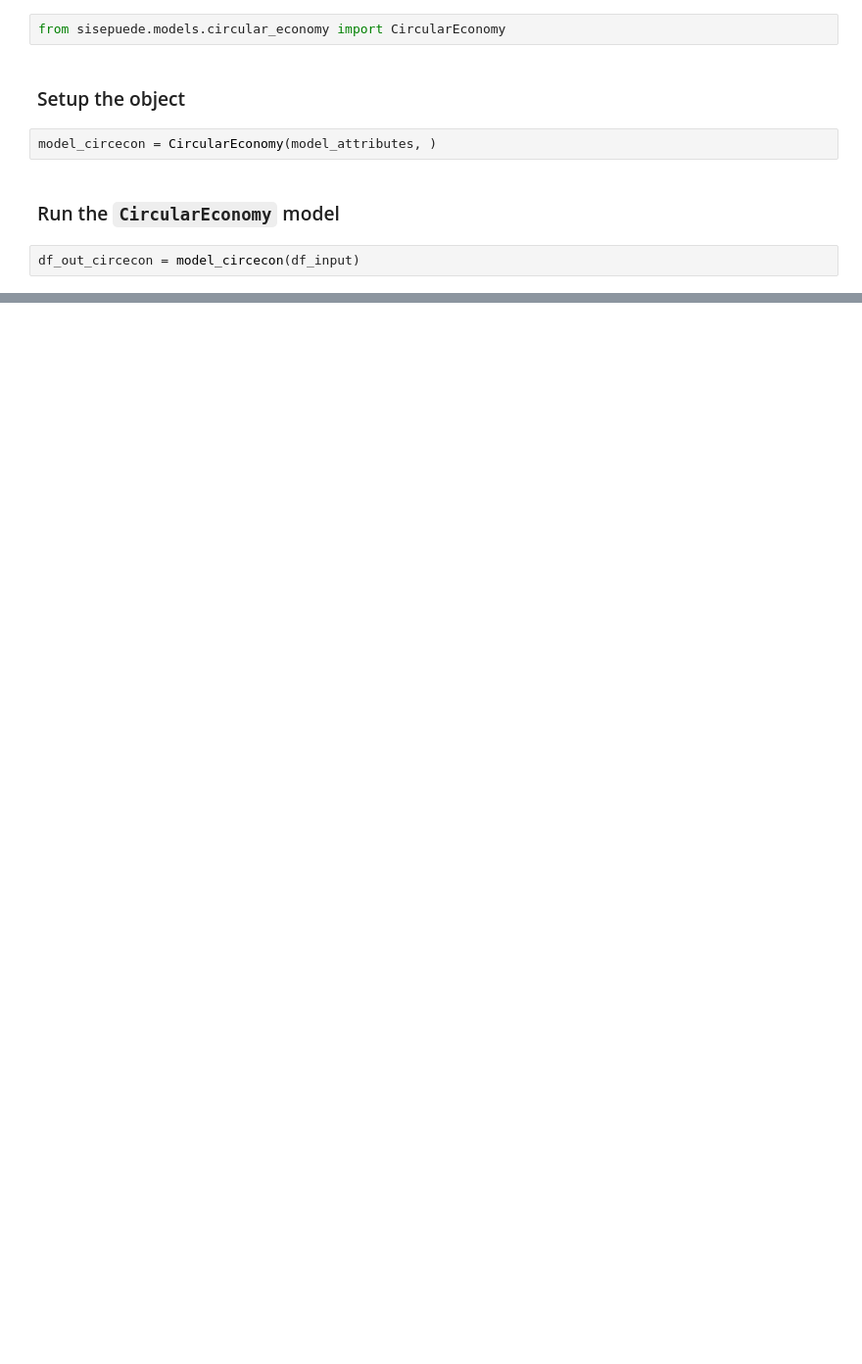
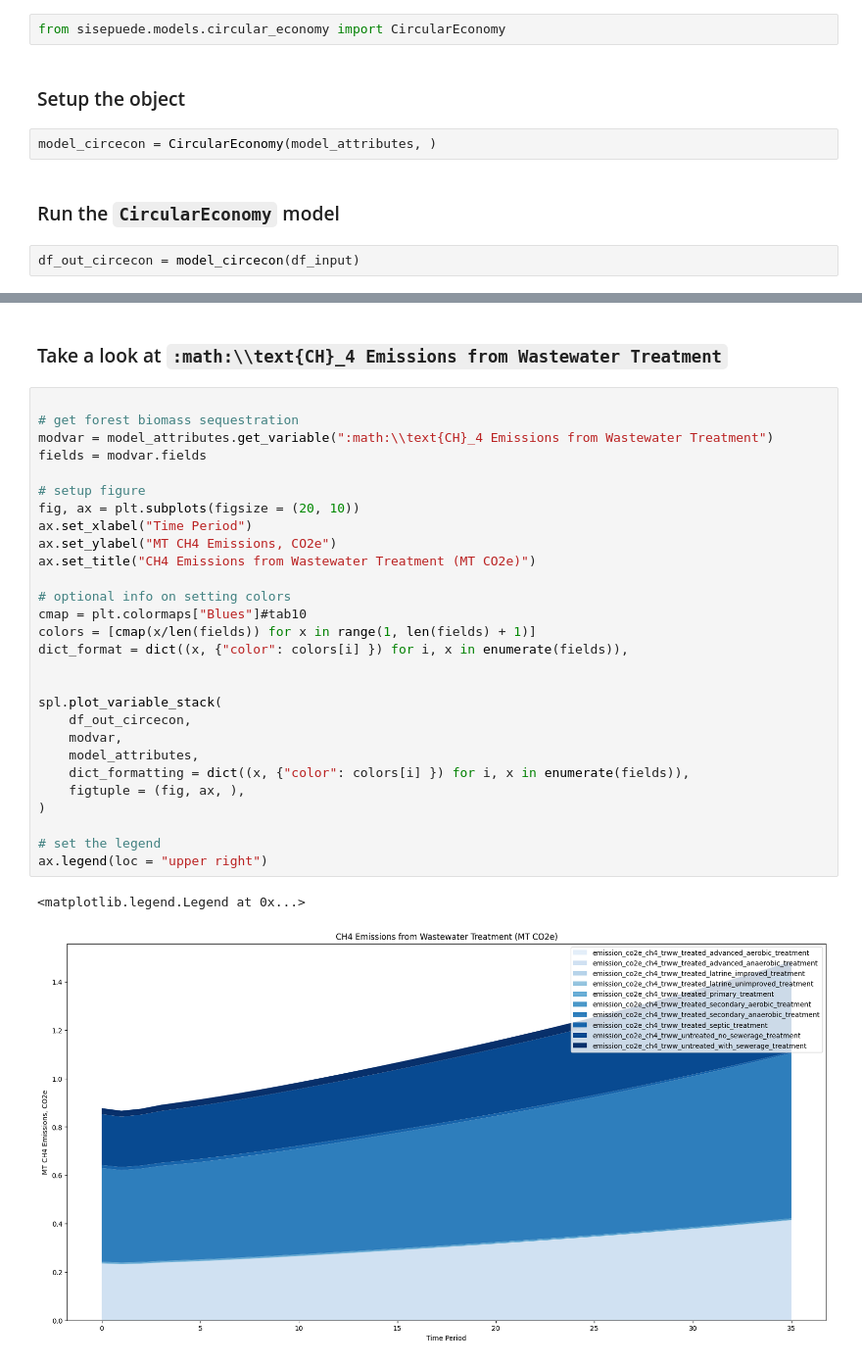
Before and after one commit to jcsyme/sisepuede_tutorials, a Jupyter notebook: sisepuede_tutorial_2-subsector_models.ipynb, the cells around one changed output, grey strips where cells are left out. Shown: that part at 98% size. Cells and saved outputs as stored; diff of their text form; blank space fills up the shorter version.

```diff
--- a/sisepuede_tutorial_2-subsector_models.ipynb
+++ b/sisepuede_tutorial_2-subsector_models.ipynb
@@ -198,0 +283,33 @@ df_out_circecon = model_circecon(df_input)
+# %% [markdown]
+###  Take a look at `:math:\\text{CH}_4 Emissions from Wastewater Treatment`
+# %%
+
+# get forest biomass sequestration
+modvar = model_attributes.get_variable(":math:\\text{CH}_4 Emissions from Wastewater Treatment")
+fields = modvar.fields
+
+# setup figure
+fig, ax = plt.subplots(figsize = (20, 10))
+ax.set_xlabel("Time Period")
+ax.set_ylabel("MT CH4 Emissions, CO2e")
+ax.set_title("CH4 Emissions from Wastewater Treatment (MT CO2e)")
+
+# optional info on setting colors
+cmap = plt.colormaps["Blues"]#tab10
+colors = [cmap(x/len(fields)) for x in range(1, len(fields) + 1)]
+dict_format = dict((x, {"color": colors[i] }) for i, x in enumerate(fields)),
+
+
+spl.plot_variable_stack(
+    df_out_circecon,
+    modvar,
+    model_attributes,
+    dict_formatting = dict((x, {"color": colors[i] }) for i, x in enumerate(fields)),
+    figtuple = (fig, ax, ),
+)
+
+# set the legend
+ax.legend(loc = "upper right")
+# %% [output]
+<matplotlib.legend.Legend at 0x...>
+[figure, added]
```
Also changed, not shown: parts of 26 cells of this notebook.
